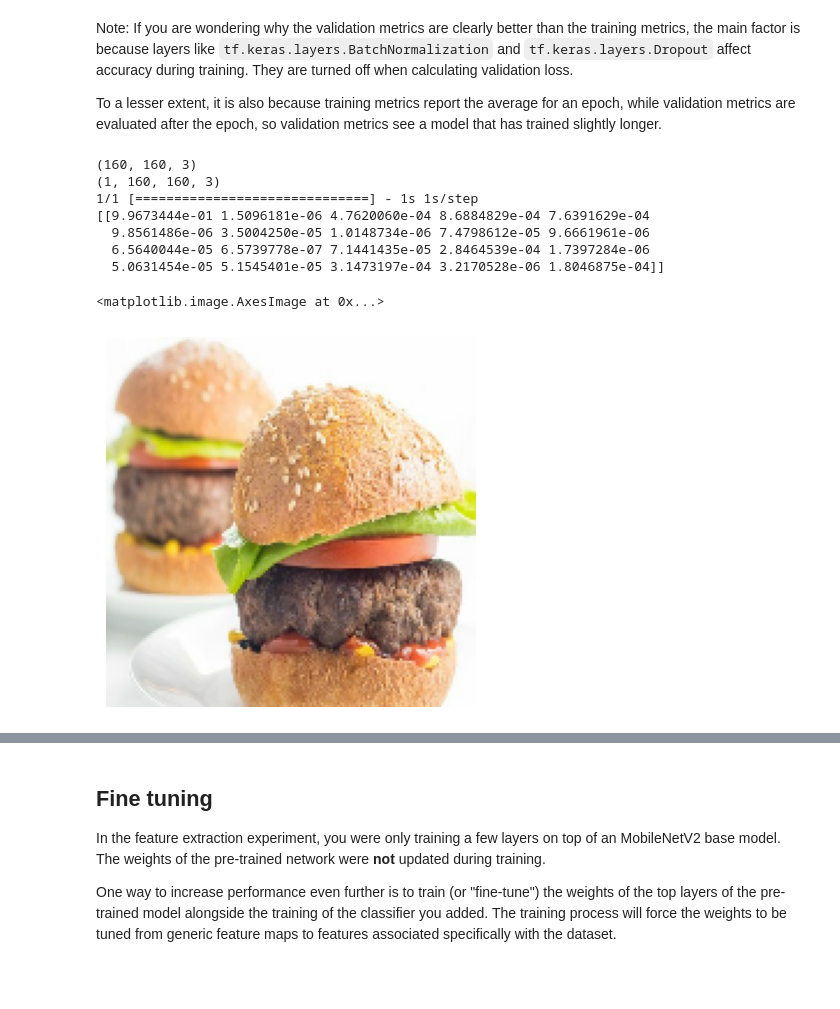
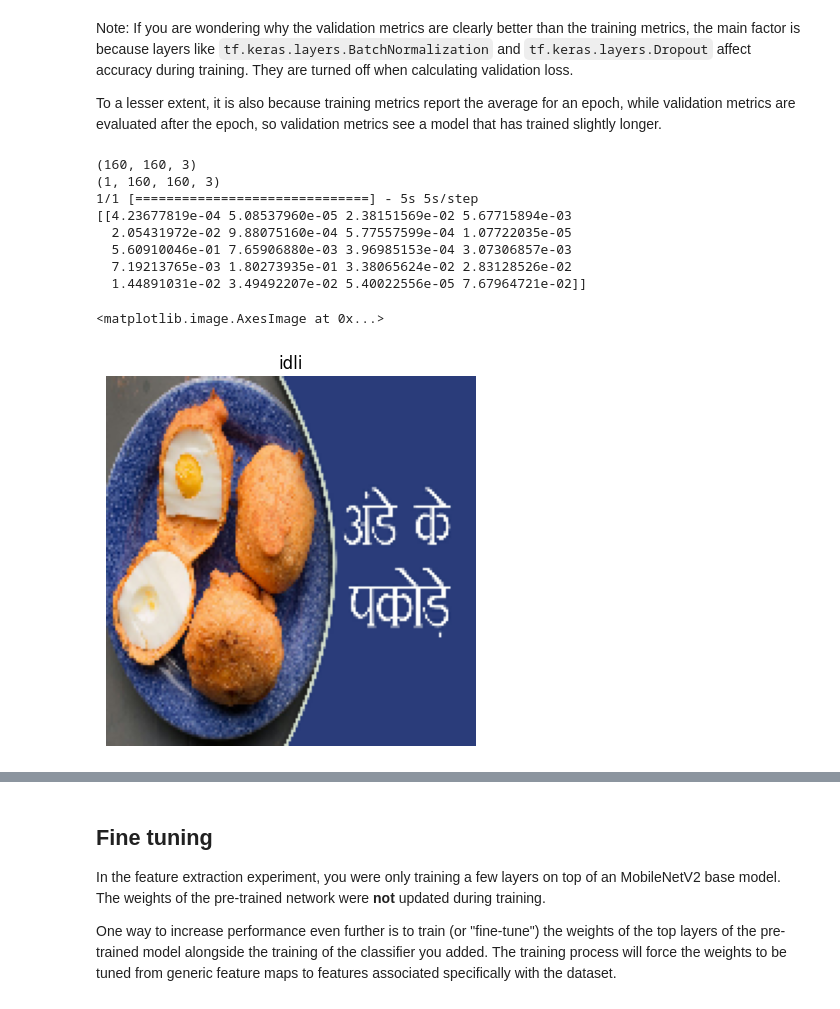
Before and after one commit to timmaier98/cantinaSelfCheckout, a Jupyter notebook: transfer_learning.ipynb, the cells around one changed output, grey strips where cells are left out. Cells and saved outputs as stored; diff of their text form; code cells hidden in the pictures; blank space fills up the shorter version.

```diff
--- a/transfer_learning.ipynb
+++ b/transfer_learning.ipynb
@@ -36,18 +37,13 @@ import tensorflow as tf
 # %% [markdown]
 In this tutorial, you will use a dataset containing several thousand images of cats and dogs. Download and extract a zip file containing the images, then create a `tf.data.Dataset` for training and validation using the `tf.keras.utils.image_dataset_from_directory` utility. You can learn more about loading images in this [tutorial](https://www.tensorflow.org/tutorials/load_data/images).
 # %%
-_URL = 'https://storage.googleapis.com/mledu-datasets/cats_and_dogs_filtered.zip'
-path_to_zip = tf.keras.utils.get_file('cats_and_dogs.zip', origin=_URL, extract=True)
-PATH = os.path.join(os.path.dirname(path_to_zip), 'cats_and_dogs_filtered')
-
-train_dir = os.path.join(PATH, 'train')
 train_dir = ("C:\\Users\\larsg\\.keras\\datasets\\food\\train")
-validation_dir = os.path.join(PATH, 'validation')
 validation_dir = ("C:\\Users\\larsg\\.keras\\datasets\\food\\val")
 
 BATCH_SIZE = 32
 IMG_SIZE = (160, 160)
 
+# One hot encoding for classes
 train_dataset = tf.keras.utils.image_dataset_from_directory(train_dir,
                                                             shuffle=True,
                                                             batch_size=BATCH_SIZE,
@@ -62,12 +56,11 @@ validation_dataset = tf.keras.utils.image_dataset_from_directory(validation_dir,
                                                                  shuffle=True,
                                                                  batch_size=BATCH_SIZE,
                                                                  image_size=IMG_SIZE,
-                                                                 label_mode='categorical'
-                                                                 )
+                                                                 label_mode='categorical')
 # %% [output]
 Found 1250 files belonging to 20 classes.
 # %%
 image_batch, label_batch = validation_dataset.as_numpy_iterator().next()
-ax = plt.subplot(1, 1, 1)
-label_batch
+class_names = train_dataset.class_names
+class_names
 # %% [output]
@@ -95,0 +92,4 @@ label_batch[0].shape
+# %%
+def get_pos_of_max_p(probabilities):
+    return class_names[np.argmax(probabilities)]
+get_pos_of_max_p(label_batch[5])
@@ -453,23 +449,24 @@ To a lesser extent, it is also because training metrics report the average for a
 # %%
 image_batch, label_batch = test_dataset.as_numpy_iterator().next()
 plt.axis("off")
 ax = plt.subplot(1, 1, 1)
 img = image_batch[3].astype("uint8")
 print(img.shape)
 img_new = np.expand_dims(img, axis=0)
 print(img_new.shape)
 prediction = model.predict(img_new)
 print(prediction)
 print()
-# plt.title(class_names[prediction])      #TODO Fix class names fot one hot predictions
+plt.title(get_pos_of_max_p(prediction))      #TODO Fix class names fot one hot predictions
 plt.imshow(img)
 # %% [output]
 (160, 160, 3)
 (1, 160, 160, 3)
-1/1 [==============================] - 1s 1s/step
-[[9.9673444e-01 1.5096181e-06 4.7620060e-04 8.6884829e-04 7.6391629e-04
-  9.8561486e-06 3.5004250e-05 1.0148734e-06 7.4798612e-05 9.6661961e-06
-  6.5640044e-05 6.5739778e-07 7.1441435e-05 2.8464539e-04 1.7397284e-06
-  5.0631454e-05 5.1545401e-05 3.1473197e-04 3.2170528e-06 1.8046875e-04]]
+1/1 [==============================] - 5s 5s/step
+[[4.23677819e-04 5.08537960e-05 2.38151569e-02 5.67715894e-03
+  2.05431972e-02 9.88075160e-04 5.77557599e-04 1.07722035e-05
+  5.60910046e-01 7.65906880e-03 3.96985153e-04 3.07306857e-03
+  7.19213765e-03 1.80273935e-01 3.38065624e-02 2.83128526e-02
+  1.44891031e-02 3.49492207e-02 5.40022556e-05 7.67964721e-02]]
 <matplotlib.image.AxesImage at 0x...>
-[figure, old version]
+[figure, new version]
```
Also changed, not shown: parts of 18 cells of this notebook, 2 other files.
